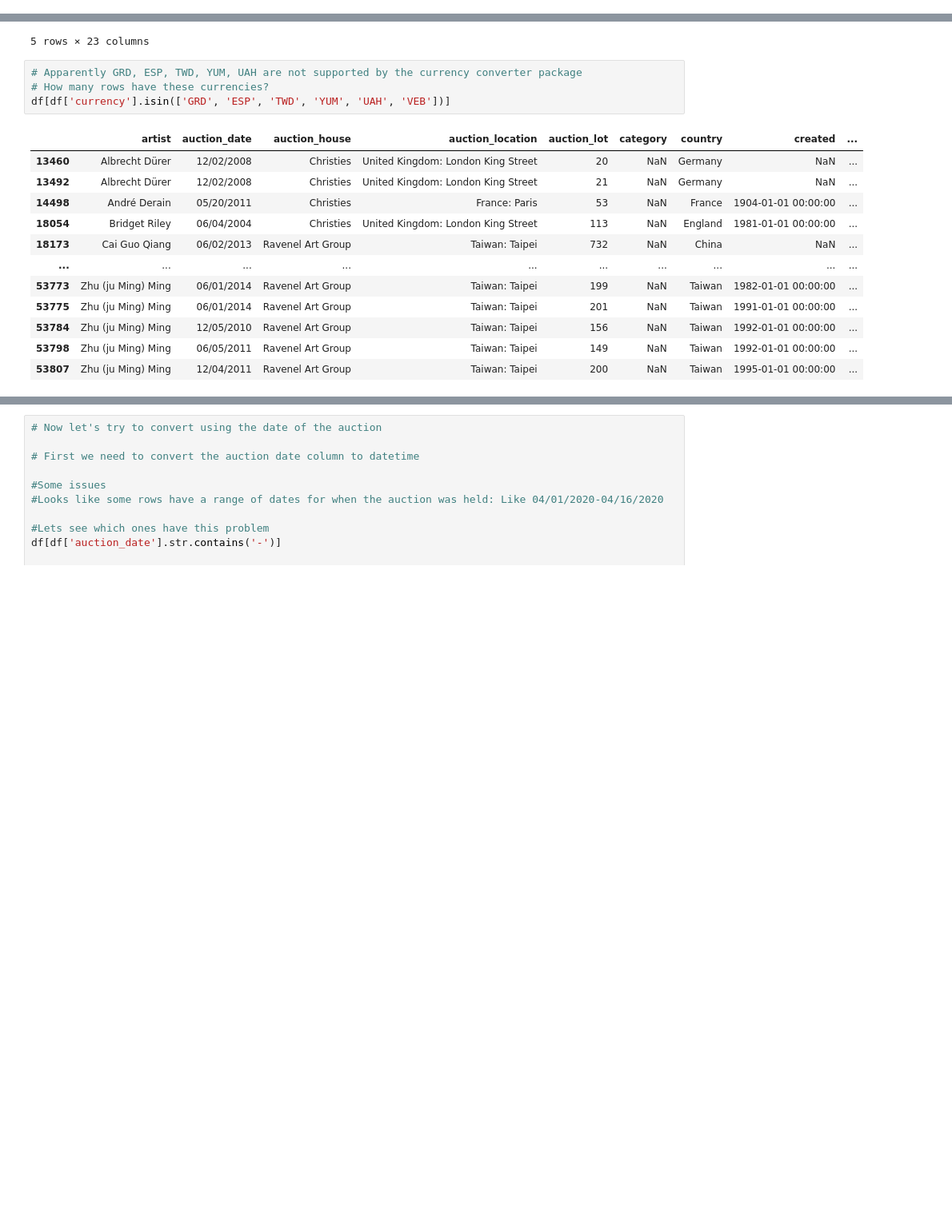
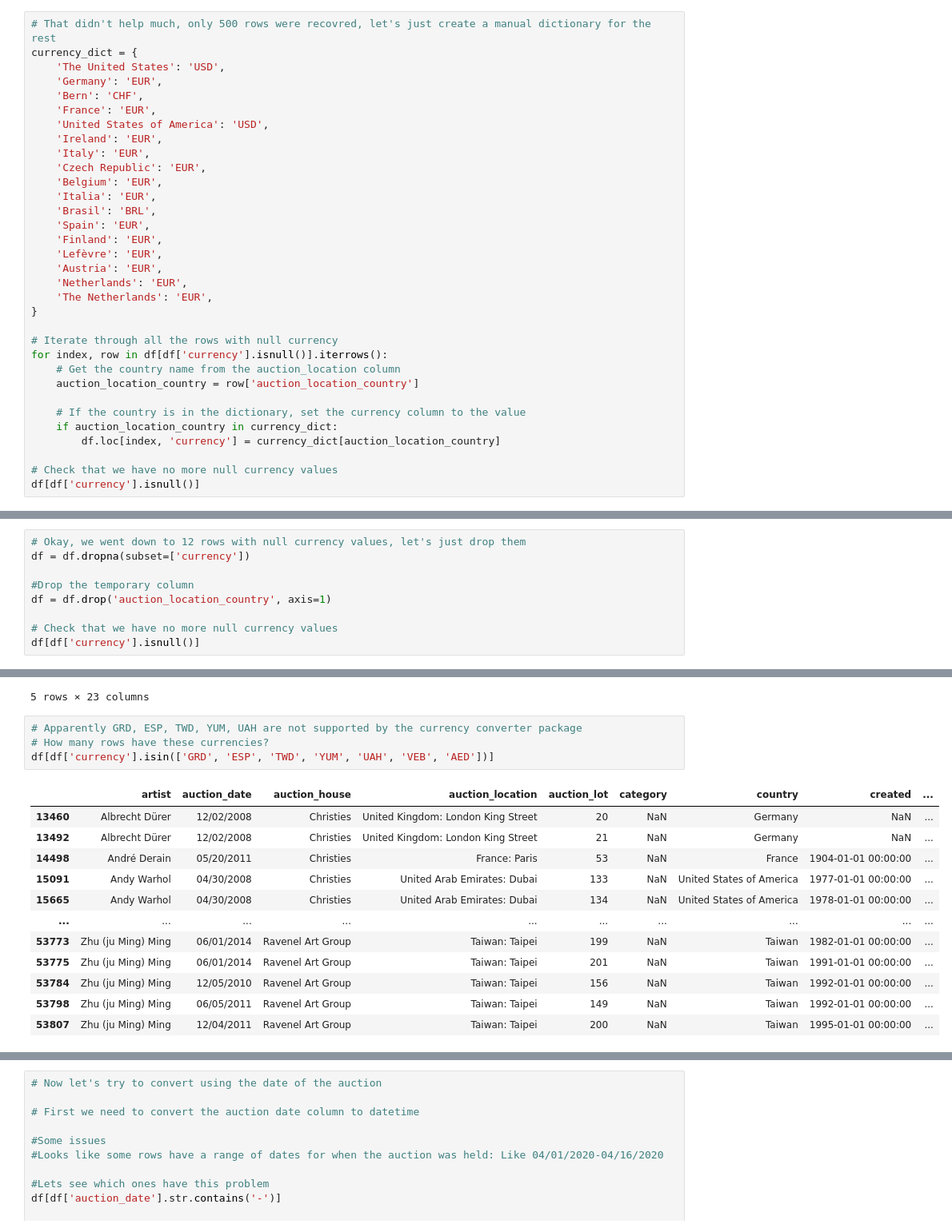
Before and after one commit to alexandreberkovic/Art-Auction-Prediction, a Jupyter notebook: PreProcess.ipynb, the cells around one changed output, grey strips where cells are left out. Shown: that part at 80% size. Drawn from its saved outputs; the diff is of its cells as text; blank space fills up the shorter version.

```diff
--- a/PreProcess.ipynb
+++ b/PreProcess.ipynb
@@ -64,0 +139,33 @@ df = df.dropna(subset=['currency'])
+# %%
+# That didn't help much, only 500 rows were recovred, let's just create a manual dictionary for the rest
+currency_dict = {
+    'The United States': 'USD',
+    'Germany': 'EUR',
+    'Bern': 'CHF',
+    'France': 'EUR',
+    'United States of America': 'USD',
+    'Ireland': 'EUR',
+    'Italy': 'EUR',
+    'Czech Republic': 'EUR',
+    'Belgium': 'EUR',
+    'Italia': 'EUR',
+    'Brasil': 'BRL',
+    'Spain': 'EUR',
+    'Finland': 'EUR',
+    'Lefèvre': 'EUR',
+    'Austria': 'EUR',
+    'Netherlands': 'EUR',
+    'The Netherlands': 'EUR',
+}
+
+# Iterate through all the rows with null currency
+for index, row in df[df['currency'].isnull()].iterrows():
+    # Get the country name from the auction_location column
+    auction_location_country = row['auction_location_country']
+
+    # If the country is in the dictionary, set the currency column to the value
+    if auction_location_country in currency_dict:
+        df.loc[index, 'currency'] = currency_dict[auction_location_country]
+
+# Check that we have no more null currency values
+df[df['currency'].isnull()]
@@ -64,0 +187,9 @@ df = df.dropna(subset=['currency'])
+# %%
+# Okay, we went down to 12 rows with null currency values, let's just drop them
+df = df.dropna(subset=['currency'])
+
+#Drop the temporary column
+df = df.drop('auction_location_country', axis=1)
+
+# Check that we have no more null currency values
+df[df['currency'].isnull()]
@@ -117,14 +250,14 @@ df.head()
 # %%
 # Apparently GRD, ESP, TWD, YUM, UAH are not supported by the currency converter package
 # How many rows have these currencies?
-df[df['currency'].isin(['GRD', 'ESP', 'TWD', 'YUM', 'UAH', 'VEB'])]
+df[df['currency'].isin(['GRD', 'ESP', 'TWD', 'YUM', 'UAH', 'VEB', 'AED'])]
 # %% [output]
 |  | artist | auction_date | auction_house | auction_location | auction_lot | category | country | created | ... |
 | 13460 | Albrecht Dürer | 12/02/2008 | Christies | United Kingdom: London King Street | 20 | NaN | Germany | NaN | ... |
 | 13492 | Albrecht Dürer | 12/02/2008 | Christies | United Kingdom: London King Street | 21 | NaN | Germany | NaN | ... |
 | 14498 | André Derain | 05/20/2011 | Christies | France: Paris | 53 | NaN | France | 1904-01-01 00:00:00 | ... |
-| 18054 | Bridget Riley | 06/04/2004 | Christies | United Kingdom: London King Street | 113 | NaN | England | 1981-01-01 00:00:00 | ... |
-| 18173 | Cai Guo Qiang | 06/02/2013 | Ravenel Art Group | Taiwan: Taipei | 732 | NaN | China | NaN | ... |
+| 15091 | Andy Warhol | 04/30/2008 | Christies | United Arab Emirates: Dubai | 133 | NaN | United States of America | 1977-01-01 00:00:00 | ... |
+| 15665 | Andy Warhol | 04/30/2008 | Christies | United Arab Emirates: Dubai | 134 | NaN | United States of America | 1978-01-01 00:00:00 | ... |
 | ... | ... | ... | ... | ... | ... | ... | ... | ... | ... |
 | 53773 | Zhu (ju Ming) Ming | 06/01/2014 | Ravenel Art Group | Taiwan: Taipei | 199 | NaN | Taiwan | 1982-01-01 00:00:00 | ... |
 | 53775 | Zhu (ju Ming) Ming | 06/01/2014 | Ravenel Art Group | Taiwan: Taipei | 201 | NaN | Taiwan | 1991-01-01 00:00:00 | ... |
```
Also changed, not shown: parts of 16 cells of this notebook, 1 other file.
